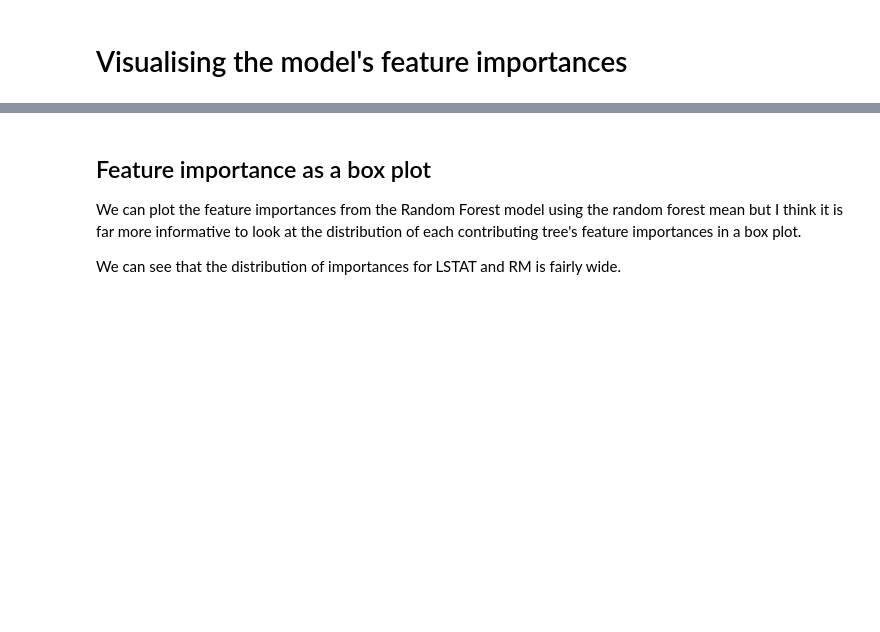
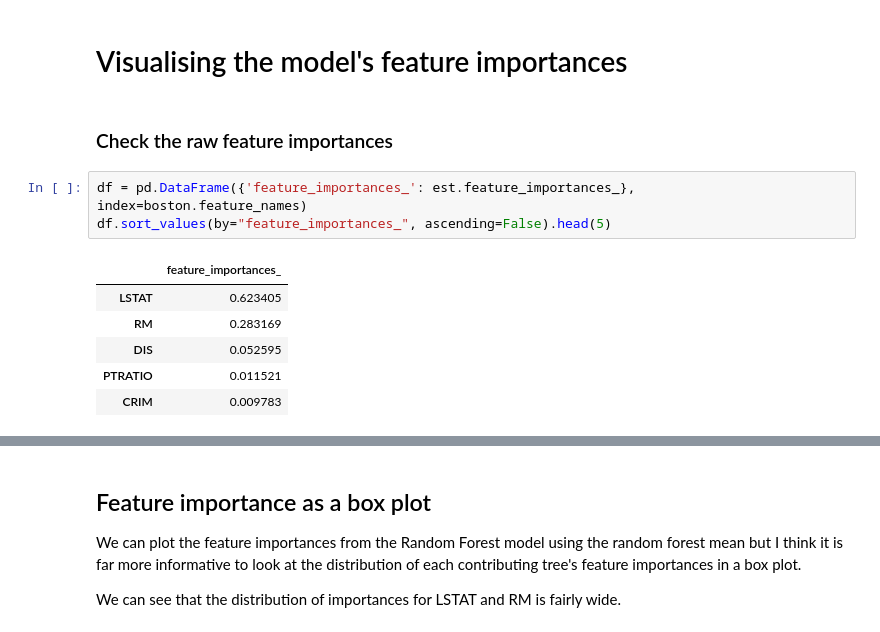
Before and after one commit to ianozsvald/data_science_delivered, a Jupyter notebook: ml_explain_regression_prediction.ipynb, the cells around one changed output, grey strips where cells are left out. Drawn from its saved outputs; the diff is of its cells as text; blank space fills up the shorter version.

```diff
--- a/ml_explain_regression_prediction.ipynb
+++ b/ml_explain_regression_prediction.ipynb
@@ -457,2 +418,14 @@ fig.colorbar(cont, ax=ax, orientation='vertical', label="Estimated MEDV");
 # %% [markdown]
 # Visualising the model's feature importances
+# %% [markdown]
+### Check the raw feature importances
+# %%
+df = pd.DataFrame({'feature_importances_': est.feature_importances_}, index=boston.feature_names)
+df.sort_values(by="feature_importances_", ascending=False).head(5)
+# %% [output]
+|  | feature_importances_ |
+| LSTAT | 0.623405 |
+| RM | 0.283169 |
+| DIS | 0.052595 |
+| PTRATIO | 0.011521 |
+| CRIM | 0.009783 |
```
Also changed, not shown: parts of 23 cells of this notebook.
